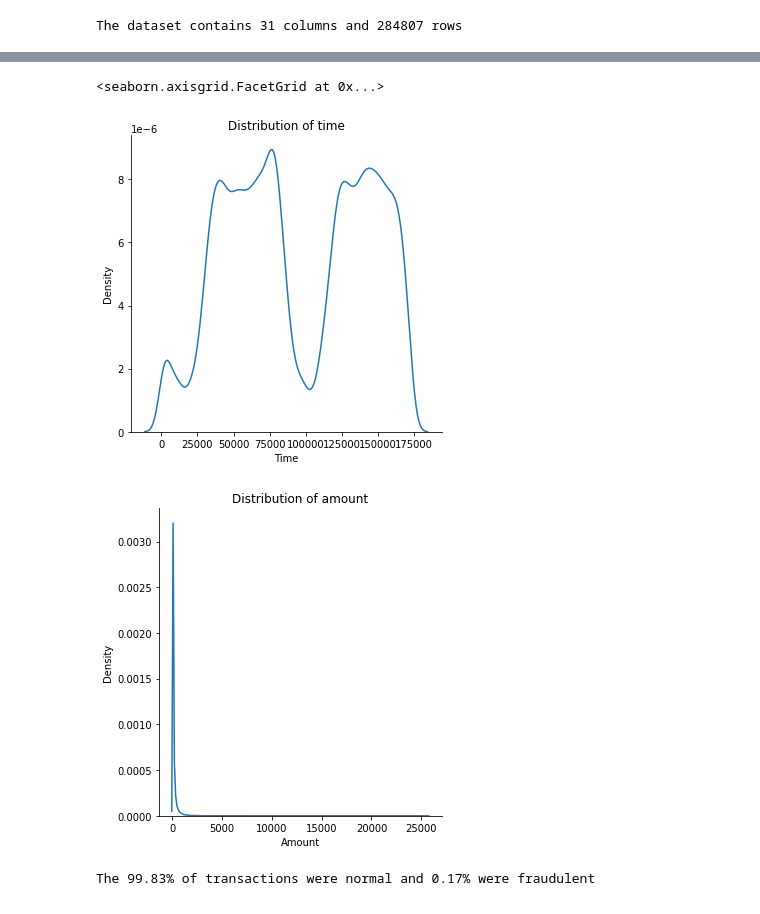
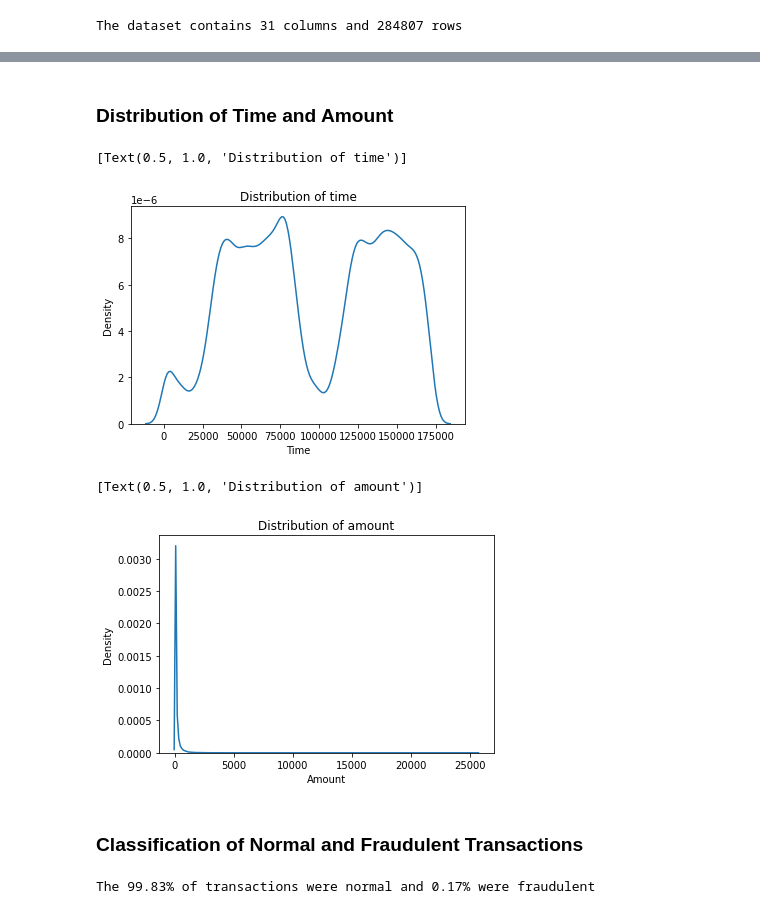
Before and after one commit to lejoww/fraud-analysis, a Jupyter notebook: Fraud-Analysis.ipynb, the cells around one changed output, grey strips where cells are left out. Saved outputs shown, nothing was run; the diff lists cells and outputs as text; code cells hidden in the pictures.

```diff
--- a/Fraud-Analysis.ipynb
+++ b/Fraud-Analysis.ipynb
@@ -32,5 +19,5 @@ for dirname, _, filenames in os.walk('/input'):
 # %%
-path = './input/creditcard.csv'
+path = '/kaggle/input/creditcardfraud/creditcard.csv'
 data = pd.read_csv(path)
 # %%
 print('The dataset contains {} columns and {} rows'.format(data.shape[1], data.shape[0]))
@@ -48,9 +55 @@ data.sample(5)
 5 rows × 31 columns
-# %%
-import seaborn as sns
-sns.displot(data['Time'], kind='kde').set(title='Distribution of time')
-sns.displot(data['Amount'], kind='kde').set(title='Distribution of amount')
-# %% [output]
-<seaborn.axisgrid.FacetGrid at 0x...>
-[figure, removed]
-[figure, removed]
@@ -61,0 +56,14 @@ fraudulent_transactions = counts[1]
+# %% [markdown]
+### Distribution of Time and Amount
+# %%
+sns.kdeplot(data['Time']).set(title='Distribution of time')
+# %% [output]
+[Text(0.5, 1.0, 'Distribution of time')]
+[figure, added]
+# %%
+sns.kdeplot(data['Amount']).set(title='Distribution of amount')
+# %% [output]
+[Text(0.5, 1.0, 'Distribution of amount')]
+[figure, added]
+# %% [markdown]
+### Classification of Normal and Fraudulent Transactions
```
Also changed, not shown: parts of 17 cells of this notebook.
